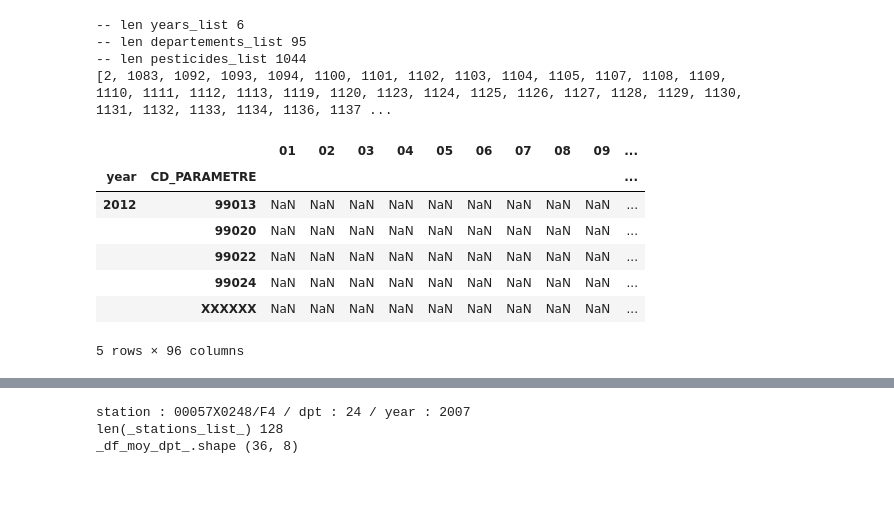
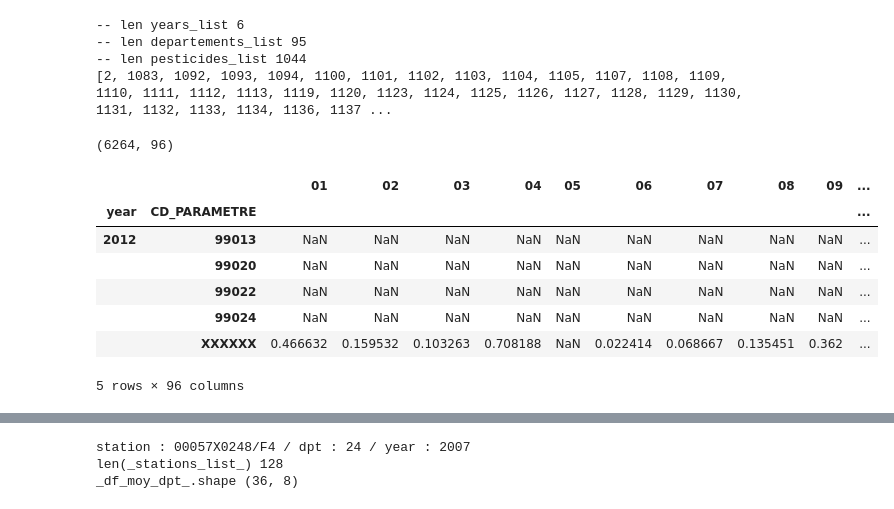
Before and after one commit to JulienParis/hydroviz, a Jupyter notebook: pesticides_analysis_03.ipynb, the cells around one changed output, grey strips where cells are left out. Cells and saved outputs as stored; diff of their text form; code cells hidden in the pictures.

```diff
--- a/pesticides_analysis_03.ipynb
+++ b/pesticides_analysis_03.ipynb
@@ -292,9 +319,13 @@ df_functions #["A"]
 # %%
 # read pesticides list
 
-df_pesticides = pd.read_csv( stat_file_path("pesticides.csv"), sep=";", encoding=csv_encoding )
-df_pesticides = comas2points(df_pesticides, ["NORME_DCE"])
-df_pesticides = ints2floats (df_pesticides, ["NORME_DCE"])
+pesticides_csv_filepath = os.path.join( stats_path, data_pesticides["files"] + _copy + _csv)
+print pesticides_csv_filepath
+
+df_pesticides = pd.read_csv( pesticides_csv_filepath, sep=_sep_csv, encoding=csv_encoding )
+#df_pesticides = comas2points(df_pesticides, ["NORME_DCE"])
+#df_pesticides = ints2floats (df_pesticides, ["NORME_DCE"])
+df_pesticides.drop('Unnamed: 0', axis=1, inplace=True)
 
 ##### dates  : col "DATE_NA_USAGE"
 df_pesticides["DATE_NA_USAGE"] = pd.to_datetime(df_pesticides["DATE_NA_USAGE"], infer_datetime_format=True, errors='coerce')
@@ -308,3 +339,4 @@ df_pesticides.set_index(["CODE_FAMILLE", "CD_PARAMETRE", "LB_PARAMETRE"], inplac
 df_pesticides.sort_index(inplace=True)
 
 #df_pesticides["CODE_FONCTION"].head(10)
+df_pesticides.head()
@@ -389,7 +435,13 @@ memory usage: 103.5+ KB
 # %%
 
-lab_stations = "INFOS"
-df_stations  = pd.read_csv( stat_file_path(datas_stations), sep=";", encoding=csv_encoding , na_values=[""] )
+#lab_stations = "INFOS"
+#df_stations  = pd.read_csv( stat_file_path(datas_stations), sep=";", encoding=csv_encoding , na_values=[""] )
+
+stations_csv_filepath = os.path.join( stats_path, data_stations["files"] + _copy + _csv)
+print stations_csv_filepath
+
+df_stations = pd.read_csv( stations_csv_filepath, sep=_sep_csv, encoding=csv_encoding, na_values=[""] )
+df_stations.drop('Unnamed: 0', axis=1, inplace=True)
 
 '''
 IMPORTANT :
@@ -415,12 +467,15 @@ for instance :
 #df_stations.columns = pd.MultiIndex.from_product([lab_stations, col_labels_stations, "NO_DATE"])
 #df_stations.columns = pd.MultiIndex.from_product([lab_stations, col_labels_stations])
 
-to_float = ["ALTITUDE", "PROFONDEUR_MAXI_POINT", "X_FICT_L93", "Y_FICT_L93"]
-
-df_stations = comas2points(df_stations, to_float)
-df_stations = ints2floats (df_stations, to_float)
+#to_float = ["ALTITUDE", "PROFONDEUR_MAXI_POINT", "X_FICT_L93", "Y_FICT_L93"]
+#df_stations = comas2points(df_stations, to_float)
+#df_stations = ints2floats (df_stations, to_float)
 
 #print "-- indices names :", df_stations.index.name
 
 #print df_stations["Unnamed: 26"].unique()
-df_stations.drop('Unnamed: 26', axis=1, inplace=True)
+#df_stations.drop('Unnamed: 26', axis=1, inplace=True)
+
+#print df_stations.columns.values
+
+df_stations.head(3)
@@ -858,19 +1038,23 @@ index = pd.MultiIndex.from_tuples(tuples, names=['year', 'CD_PARAMETRE'])
 df_AV = pd.DataFrame(np.asarray(list_), index=index)
 #df_AV.head()
 # %%
+df_AV_dpt = df_AV.copy()
+
 for dpt in departements_list :
-    df_AV[str(dpt)] = np.NaN
-df_AV["TOT_FRANCE"] = np.NaN
+    df_AV_dpt[str(dpt)] = np.NaN
+df_AV_dpt["TOT_FRANCE"] = np.NaN
 
-df_AV.drop(0, axis=1, inplace=True)
+df_AV_dpt.drop(0, axis=1, inplace=True)
-# %%
-df_AV.tail()
-# %% [output]
-|  |  | 01 | 02 | 03 | 04 | 05 | 06 | 07 | 08 | 09 | ... |
-| year | CD_PARAMETRE |  |  |  |  |  |  |  |  |  | ... |
-| 2012 | 99013 | NaN | NaN | NaN | NaN | NaN | NaN | NaN | NaN | NaN | ... |
-|  | 99020 | NaN | NaN | NaN | NaN | NaN | NaN | NaN | NaN | NaN | ... |
-|  | 99022 | NaN | NaN | NaN | NaN | NaN | NaN | NaN | NaN | NaN | ... |
-|  | 99024 | NaN | NaN | NaN | NaN | NaN | NaN | NaN | NaN | NaN | ... |
-|  | XXXXXX | NaN | NaN | NaN | NaN | NaN | NaN | NaN | NaN | NaN | ... |
-5 rows × 96 columns
+# %%
+print df_AV_dpt.shape
+df_AV_dpt.tail()
+# %% [output]
+(6264, 96)
+|  |  | 01 | 02 | 03 | 04 | 05 | 06 | 07 | 08 | 09 | ... |
+| year | CD_PARAMETRE |  |  |  |  |  |  |  |  |  | ... |
+| 2012 | 99013 | NaN | NaN | NaN | NaN | NaN | NaN | NaN | NaN | NaN | ... |
+|  | 99020 | NaN | NaN | NaN | NaN | NaN | NaN | NaN | NaN | NaN | ... |
+|  | 99022 | NaN | NaN | NaN | NaN | NaN | NaN | NaN | NaN | NaN | ... |
+|  | 99024 | NaN | NaN | NaN | NaN | NaN | NaN | NaN | NaN | NaN | ... |
+|  | XXXXXX | 0.466632 | 0.159532 | 0.103263 | 0.708188 | NaN | 0.022414 | 0.068667 | 0.135451 | 0.362 | ... |
+5 rows × 96 columns
```
Also changed, not shown: parts of 60 cells of this notebook, 41 other files.
